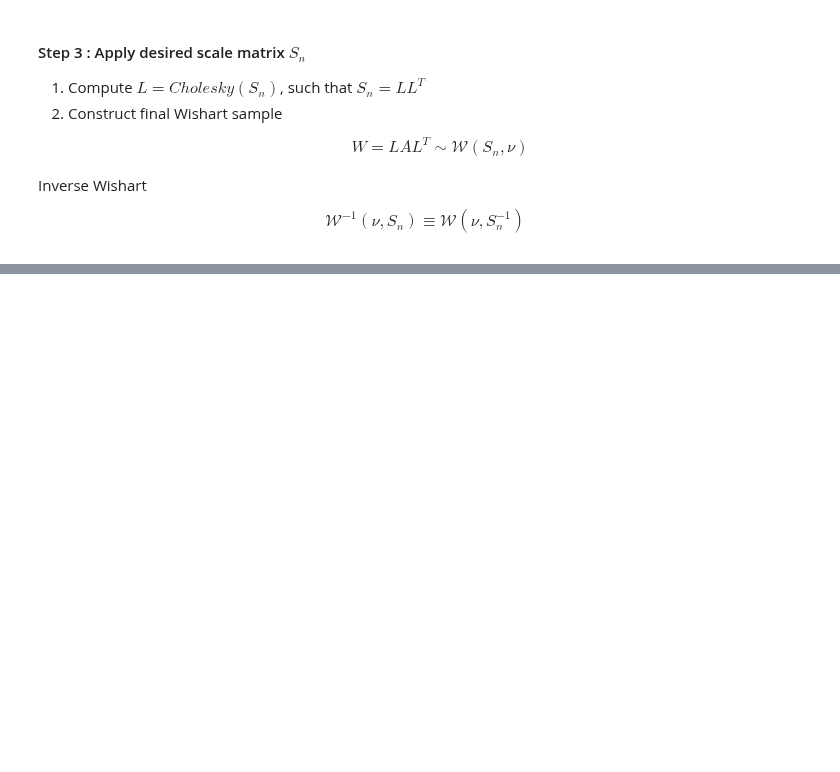
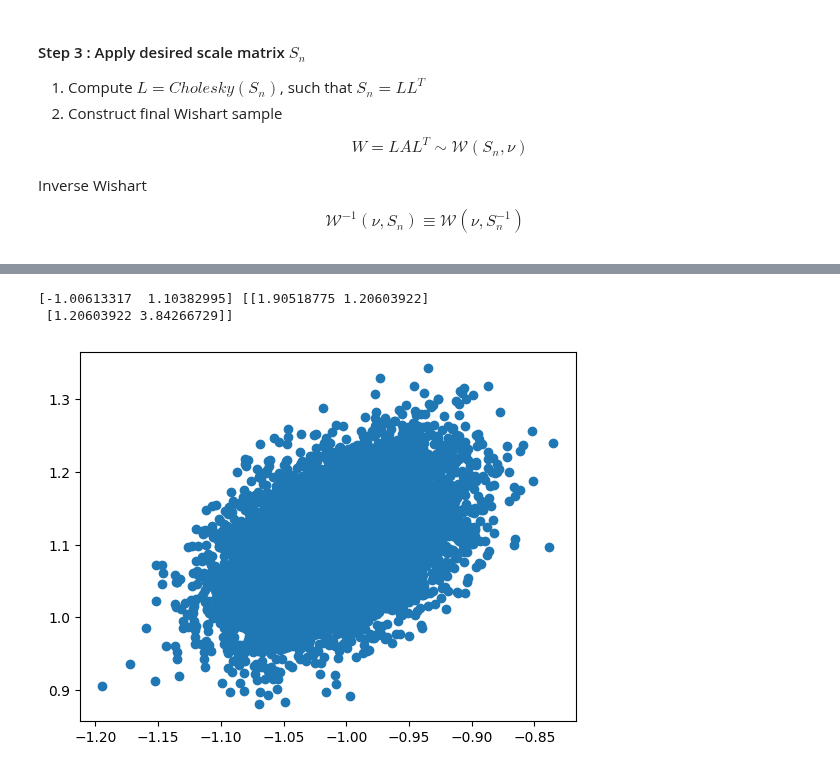
Before and after one commit to jimmyjz1127/bayesian-mixture-model-missing-data, a Jupyter notebook: Week1/BayesianInference.ipynb, the cells around one changed output, grey strips where cells are left out. Drawn from its saved outputs; the diff is of its cells as text; code cells hidden in the pictures; blank space fills up the shorter version.

```diff
--- a/Week1/BayesianInference.ipynb
+++ b/Week1/BayesianInference.ipynb
@@ -237,7 +248,7 @@ def gibbs(X, num_iters, num_burn, eps=1e-14):
 
     return μ_samples[num_burn:], Σ_samples[num_burn:]
 # %%
-mus, sigmas = gibbs(X,10000, 100)
+mus, sigmas = gibbs(X,10000, 2500)
 # %%
 print(mus[-1], sigmas[-1])
 # %% [output]
@@ -245,0 +257,13 @@ print(mus[-1], sigmas[-1])
+# %%
+mu_est = mus.mean(axis=0)
+sigma_est = sigmas.mean(axis=0)
+
+print(mu_est, sigma_est)
+# %% [output]
+[-1.00613317  1.10382995] [[1.90518775 1.20603922]
+ [1.20603922 3.84266729]]
+# %%
+plt.scatter(mus[:,0],mus[:,1])
+plt.show()
+# %% [output]
+[figure, added]
```
Also changed, not shown: parts of 10 cells of this notebook, 1 other file.
